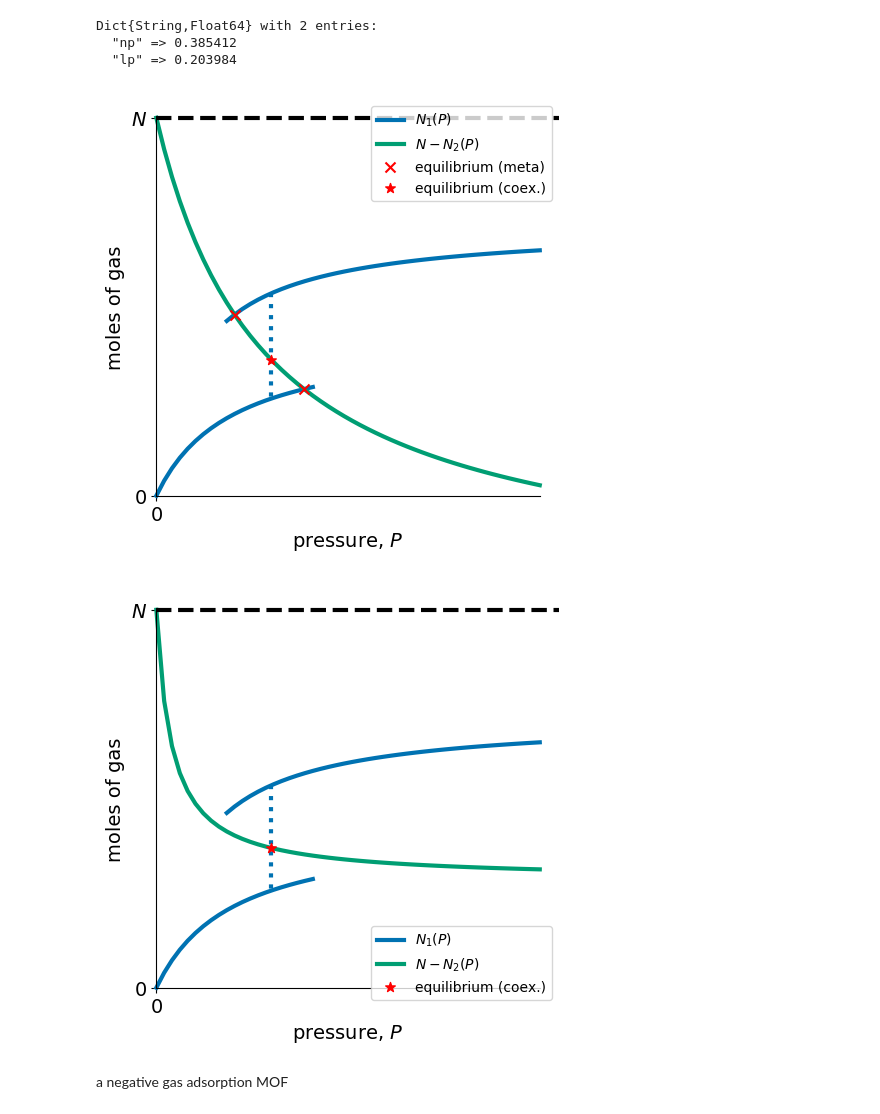
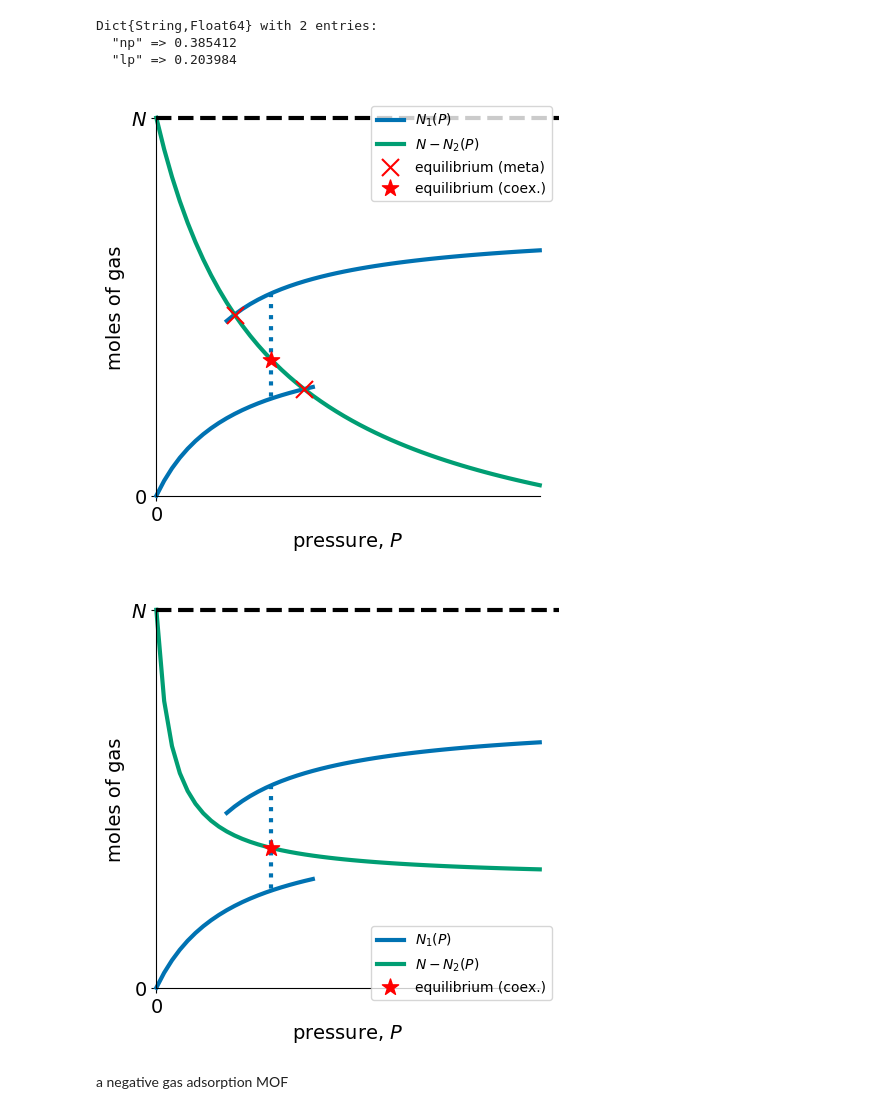
Before and after one commit to SimonEnsemble/adsorbents_balloons_exchange_gas, a Jupyter notebook: simplified_gas_adsorbent_balloon.ipynb, the cells around one changed output. Saved outputs shown, nothing was run; the diff lists cells and outputs as text; code cells hidden in the pictures.

```diff
--- a/simplified_gas_adsorbent_balloon.ipynb
+++ b/simplified_gas_adsorbent_balloon.ipynb
@@ -926,37 +937,37 @@ for which_mof in ["2", "1"]
     # plt.plot(r_ovr_r_0, P_minus_P0_autodiff, color="k", linestyle="--")
     plt.xlabel("pressure, \$P\$")
     plt.ylabel("\moles of gas")
     plt.yticks([0, N_total[which_mof]], ["\$0\$", "\$N\$"])
     plt.xticks([0], ["\$0\$"])
     if which_mof == "2"
         for which_phase in ["np", "lp"]
             plt.scatter([P_opt[which_phase]],
                 [M[which_phase] * K[which_phase] * P_opt[which_phase] / (1.0 + K[which_phase] * P_opt[which_phase])],
                 marker="x", color="r",
-                zorder=1000, s=52,
+                zorder=1000, s=150,
                 label=which_phase == "np" ? "equilibrium (meta)" : nothing)
         end
     end
     plt.scatter([P_mid],
             [N_total[which_mof] - M[which_mof] * K[which_mof] * P_mid / (1.0 + K[which_mof] * P_mid)],
             marker="*", color="r",
-            zorder=1000, s=52, label="equilibrium (coex.)")
+            zorder=1000, s=150, label="equilibrium (coex.)")
     # plt.axvline(x=system.P₀, linestyle=":", color="k")
     #plt.legend(loc="center left", bbox_to_anchor=(1, 0.5), prop=Dict("size" => 10))
     plt.legend(loc="best", prop=Dict("size" => 10))
 
     # plt.title("Pressure-radius characteristic of balloon")
     plt.tight_layout()
     if which_mof == "1"
         plt.savefig("dual_adsorbent_breathing_no_soln.png", format="png", dpi=300)
     else
         plt.savefig("dual_adsorbent_breathing_two_soln.png", format="png", dpi=300)
     end
     plt.show()
 end
 # %% [output]
-[figure, old version]
+[figure, new version]
-[figure, old version]
+[figure, new version]
 # %% [markdown]
 a negative gas adsorption MOF
 # %%
```
Also changed, not shown: parts of 14 cells of this notebook.
